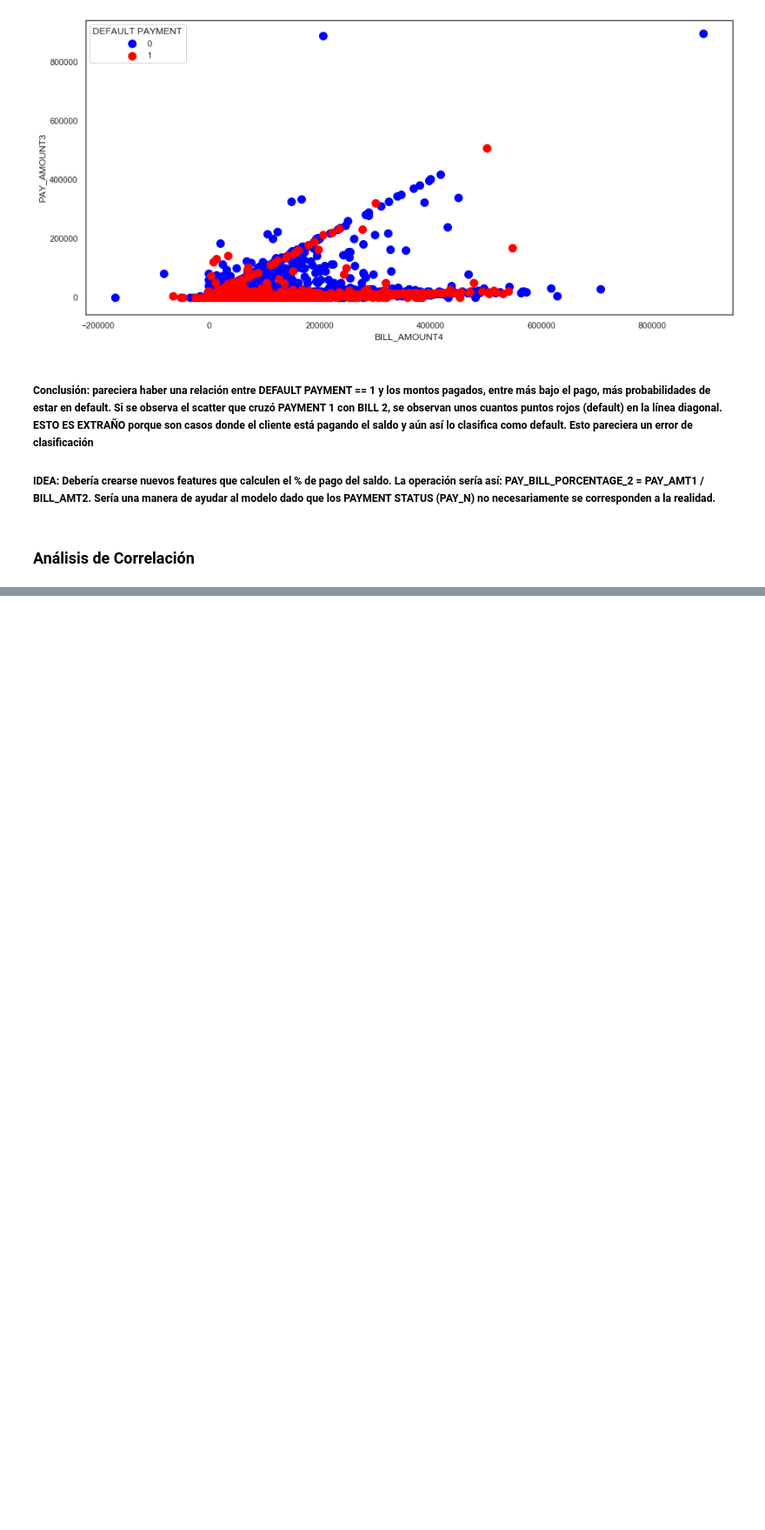
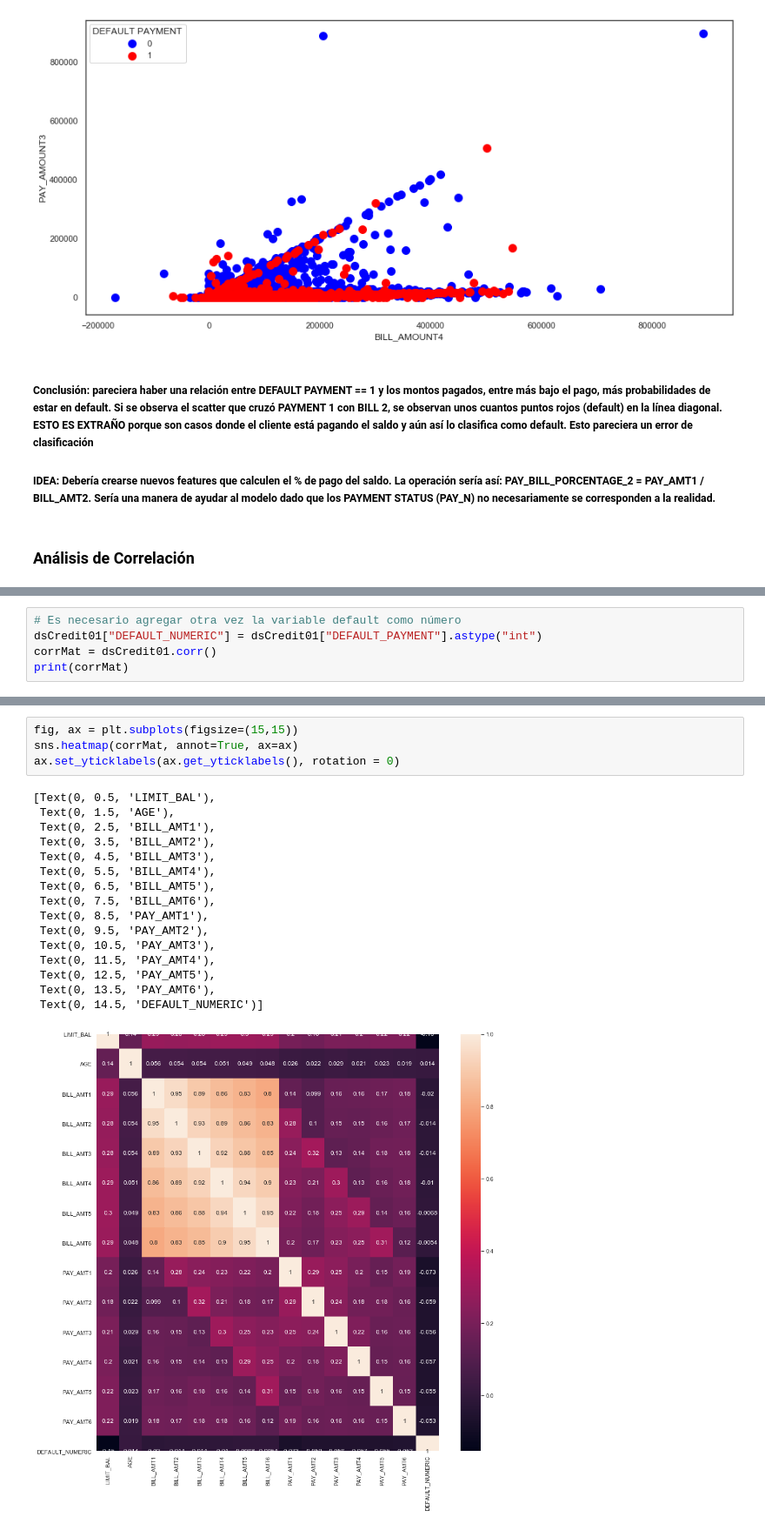
Before and after one commit to randallxram/XTOLC5T2, a Jupyter notebook: Prepare and Explore the Data.ipynb, the cells around one changed output, grey strips where cells are left out. Shown at 87% size. Saved outputs shown, nothing was run; the diff lists cells and outputs as text; blank space fills up the shorter version.

```diff
--- a/Prepare and Explore the Data.ipynb
+++ b/Prepare and Explore the Data.ipynb
@@ -937,0 +911,5 @@ plt.show()
+# %%
+# Es necesario agregar otra vez la variable default como número
+dsCredit01["DEFAULT_NUMERIC"] = dsCredit01["DEFAULT_PAYMENT"].astype("int")
+corrMat = dsCredit01.corr()
+print(corrMat)
@@ -937,0 +934,21 @@ plt.show()
+# %%
+fig, ax = plt.subplots(figsize=(15,15))
+sns.heatmap(corrMat, annot=True, ax=ax)
+ax.set_yticklabels(ax.get_yticklabels(), rotation = 0)
+# %% [output]
+[Text(0, 0.5, 'LIMIT_BAL'),
+ Text(0, 1.5, 'AGE'),
+ Text(0, 2.5, 'BILL_AMT1'),
+ Text(0, 3.5, 'BILL_AMT2'),
+ Text(0, 4.5, 'BILL_AMT3'),
+ Text(0, 5.5, 'BILL_AMT4'),
+ Text(0, 6.5, 'BILL_AMT5'),
+ Text(0, 7.5, 'BILL_AMT6'),
+ Text(0, 8.5, 'PAY_AMT1'),
+ Text(0, 9.5, 'PAY_AMT2'),
+ Text(0, 10.5, 'PAY_AMT3'),
+ Text(0, 11.5, 'PAY_AMT4'),
+ Text(0, 12.5, 'PAY_AMT5'),
+ Text(0, 13.5, 'PAY_AMT6'),
+ Text(0, 14.5, 'DEFAULT_NUMERIC')]
+[figure, added]
```
Also changed, not shown: parts of 9 cells of this notebook.
